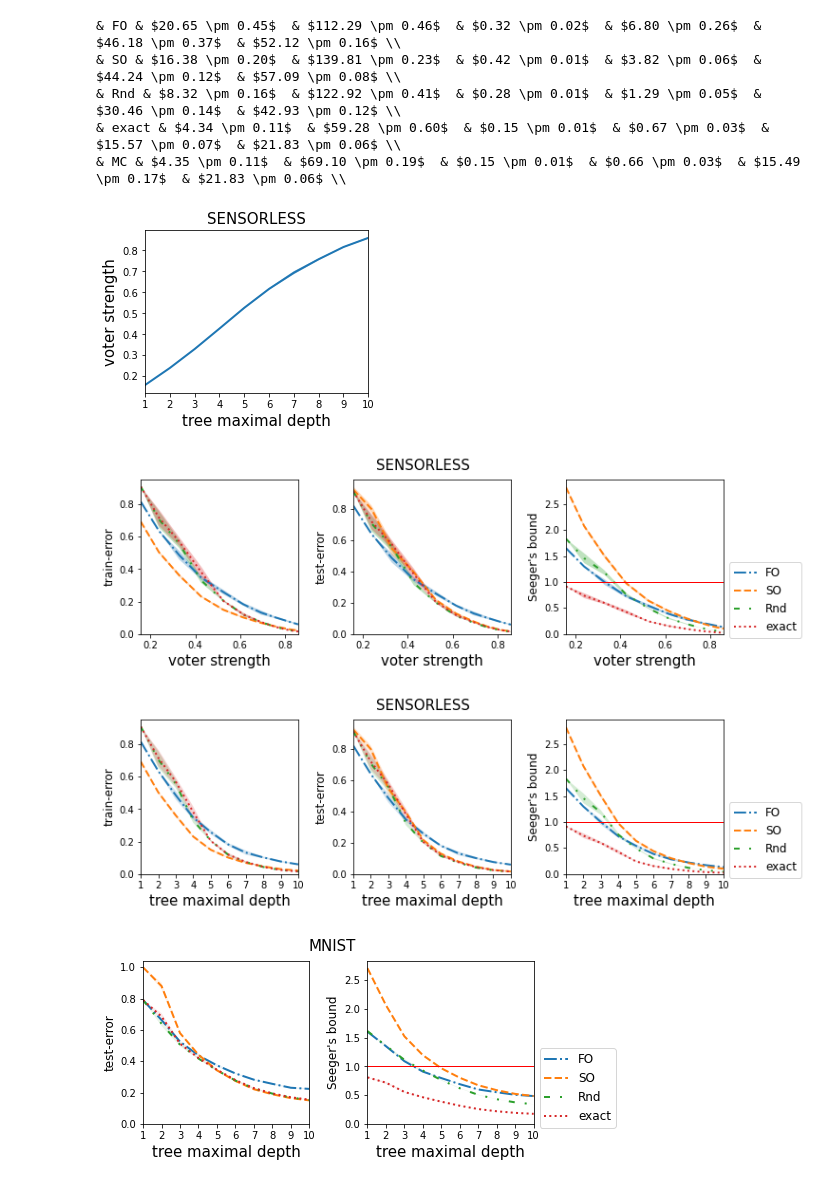
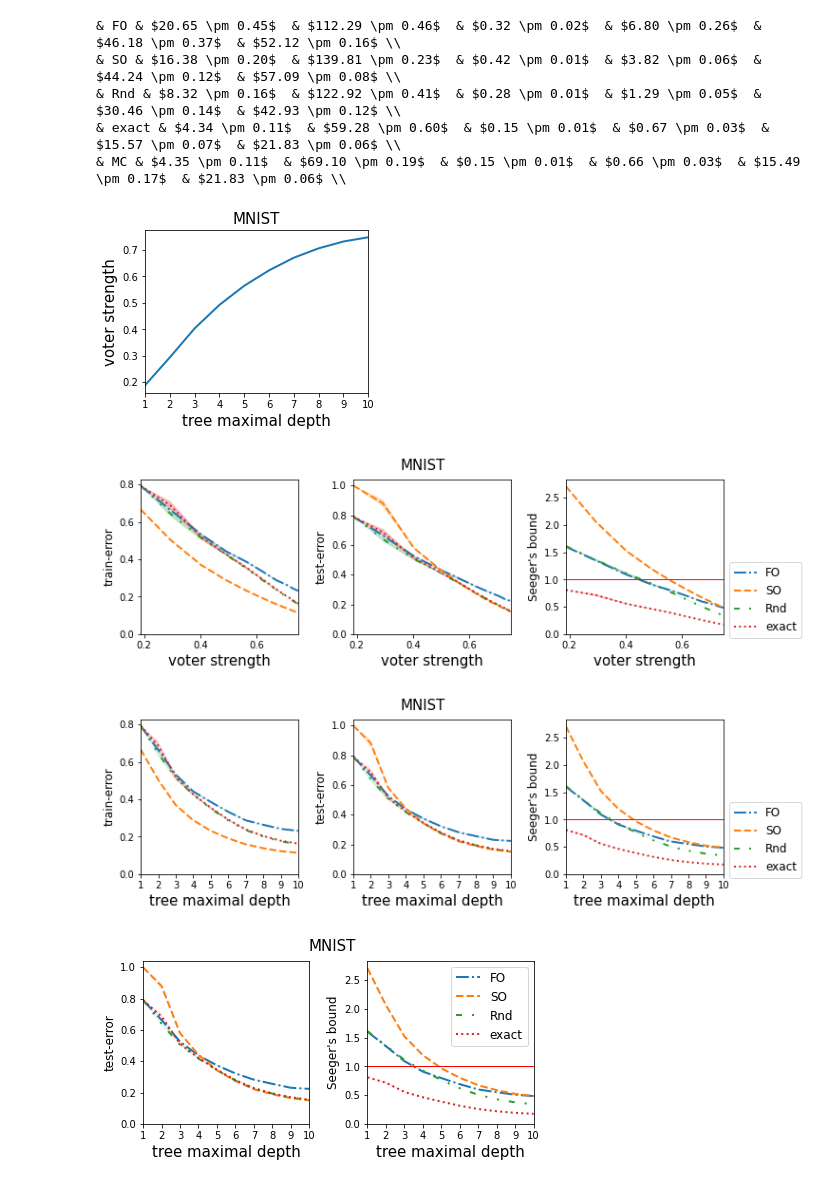
Before and after one commit to vzantedeschi/StocMV, a Jupyter notebook: notebooks/Real-Multic.ipynb, the cells around one changed output. Saved outputs shown, nothing was run; the diff lists cells and outputs as text; code cells hidden in the pictures.

```diff
--- a/notebooks/Real-Multic.ipynb
+++ b/notebooks/Real-Multic.ipynb
@@ -60,6 +60,7 @@ for d, s, n in zip(datasets, dims, ns):
                 if y == bound:
                     plt.plot([-0.5, len(methods)-0.5], [1, 1], linestyle='dashed', c="r")
                     plt.ylim(0, max([results[d][m][y][0] for m in methods])*1.2)
+                    plt.ylabel("Seeger's bound", fontsize=12)
             except Exception as e:
                 print(e)
 
@@ -166,7 +169,7 @@ for d in ["PENDIGITS", "PROTEIN", "SENSORLESS", "MNIST"]:
                 print("Missing", load_dir, t)
 # %%
 plt.figure(figsize=(4,3))
-d = "SENSORLESS"
+d = "MNIST"
 e = "strength"
 
 strengths = [results[d]["exact"][t][e][0] for t in depths]
@@ -182,7 +185,7 @@ plt.ylabel("voter strength", fontsize=15)
 
 plt.savefig(f"{d}-strength.pdf", bbox_inches="tight")
 # %% [output]
-[figure, old version]
+[figure, new version]
 # %%
 methods = ["FO", "SO", "Rnd", "exact"]
 styles = ["-.", "--", (0, (3, 5, 1, 5, 1, 5)), ":", "-"]
@@ -216,7 +219,7 @@ plt.subplots_adjust(wspace=0.35)
 
 plt.savefig(f"{d}-strength-stats.pdf", bbox_inches="tight")
 # %% [output]
-[figure, old version]
+[figure, new version]
 # %%
 plt.figure(figsize=(11,3))
 
@@ -247,38 +250,38 @@ plt.subplots_adjust(wspace=0.35)
 
 plt.savefig(f"{d}-depth-stats.pdf", bbox_inches="tight")
 # %% [output]
-[figure, old version]
+[figure, new version]
 # %%
 plt.figure(figsize=(7,3))
 
 x_min, x_max = min(depths), max(depths)
 for j, e in enumerate(["test-error", bound]):
     ax = plt.subplot(121 + j)
 
     for m, s in zip(methods, styles):
         y = np.array([results[d][m][t][e][0] if isinstance(results[d][m][t][e], tuple) else results[d][m][t][e] for t in depths])
         err = np.array([results[d][m][t][e][1] if isinstance(results[d][m][t][e], tuple) else 0. for t in depths])
 
         plt.plot(depths, y, label=m, linestyle=s, linewidth=2)
         plt.fill_between(depths, y-err, y+err, alpha=0.1)
 
         if e == bound:
             plt.plot([x_min, x_max], [1, 1], c="r", linewidth=1)
             plt.ylabel("Seeger's bound", fontsize=12)
         else:
             plt.ylabel(e, fontsize=12)
 
         plt.xlim(x_min, x_max)
         plt.xticks(range(1, 11))
         plt.xlabel("tree maximal depth", fontsize=15)
     plt.ylim(0)
 plt.suptitle(d, fontsize=15)
-plt.legend(bbox_to_anchor=(1, 0.5), fontsize=12)
+plt.legend(fontsize=12)
 plt.subplots_adjust(wspace=0.35)
 
 plt.savefig(f"{d}-depth2.pdf", bbox_inches="tight")
 # %% [output]
-[figure, old version]
+[figure, new version]
 # %%
 M = 100
 lr = 0.1
```
Also changed, not shown: parts of 4 cells of this notebook, 20 other files.
